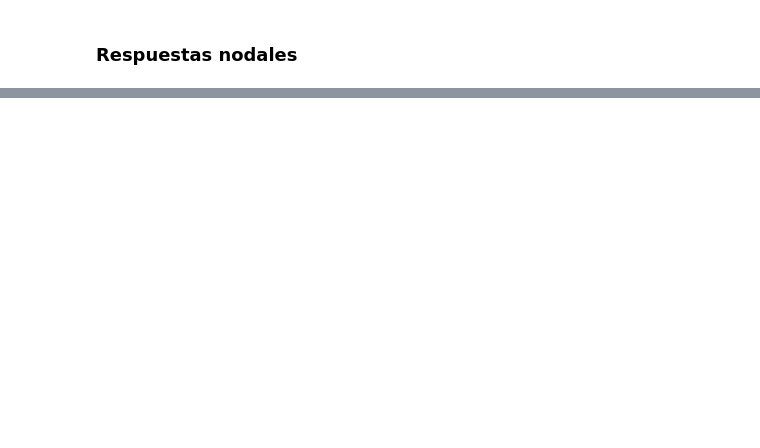
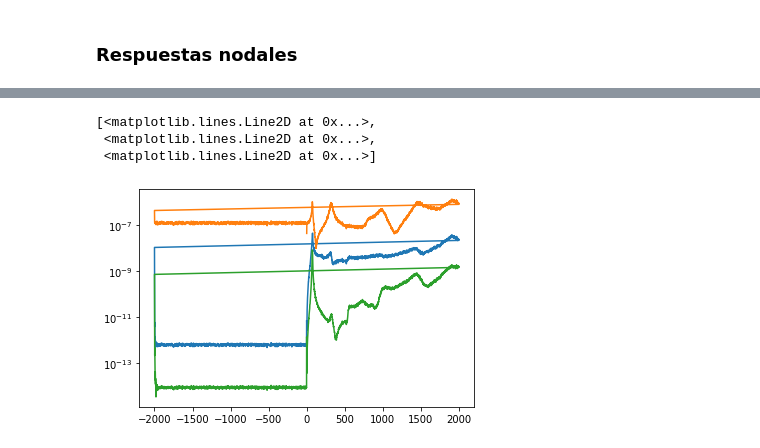
Before and after one commit to rafadodo/atelier, a Jupyter notebook: modal_analysis_from_f06.ipynb, the cells around one changed output, grey strips where cells are left out. Drawn from its saved outputs; the diff is of its cells as text; code cells hidden in the pictures; blank space fills up the shorter version.

```diff
--- a/modal_analysis_from_f06.ipynb
+++ b/modal_analysis_from_f06.ipynb
@@ -117,11 +125,0 @@ ddotY_time = fftpack.ifft(ddotY_fft, axis=0)
-# %%
-csd_nperseg = 2048
-S_xf = np.zeros((csd_nperseg, total_dofs), dtype=complex)
-for dof in range(total_dofs):
-        f_S, S_xf[:, dof] = signal.csd(ddotY_time[:, dof], Ug_time,
-                                               fs=1./(delta_t),
-                                               window='hanning',
-                                               nperseg=csd_nperseg,
-                                               detrend='constant',
-                                               axis=0,
-                                               return_onesided=False)
@@ -146,11 +125,0 @@ plt.semilogy(f_S[:len(f_S)//2], np.abs(S_xf[:len(f_S)//2,-8:-5]))
-# %%
-S_xx = np.zeros((csd_nperseg, total_dofs, total_dofs), dtype=complex)
-for dof1 in range(total_dofs):
-    for dof2 in range(total_dofs):
-        f_S, S_xx[:, dof1, dof2] = signal.csd(ddotY_time[:, dof1], ddotY_time[:, dof2],
-                                               fs=1./(delta_t),
-                                               window='hanning',
-                                               nperseg=csd_nperseg,
-                                               detrend='constant',
-                                               axis=0,
-                                               return_onesided=False)
@@ -189,0 +135,17 @@ array([3.39306326e-02, 2.00542759e-04, 1.61803337e-01, 3.38205123e-02,
+# %%
+S_xf = np.zeros((nperseg, total_dofs), dtype=complex)
+for dof in range(total_dofs):
+        f_Sxf, S_xf[:, dof] = signal.csd(ddotY_time[:, dof], Ug_time,
+                                               fs=f_s,
+                                               window='hanning',
+                                               nperseg=nperseg,
+                                               detrend='constant',
+                                               axis=0,
+                                               return_onesided=False)
+# %%
+plt.semilogy(f_Sxf, np.abs(S_xf[:,-4:-1]))
+# %% [output]
+[<matplotlib.lines.Line2D at 0x...>,
+ <matplotlib.lines.Line2D at 0x...>,
+ <matplotlib.lines.Line2D at 0x...>]
+[figure, added]
```
Also changed, not shown: parts of 47 cells of this notebook, 1 other file.
